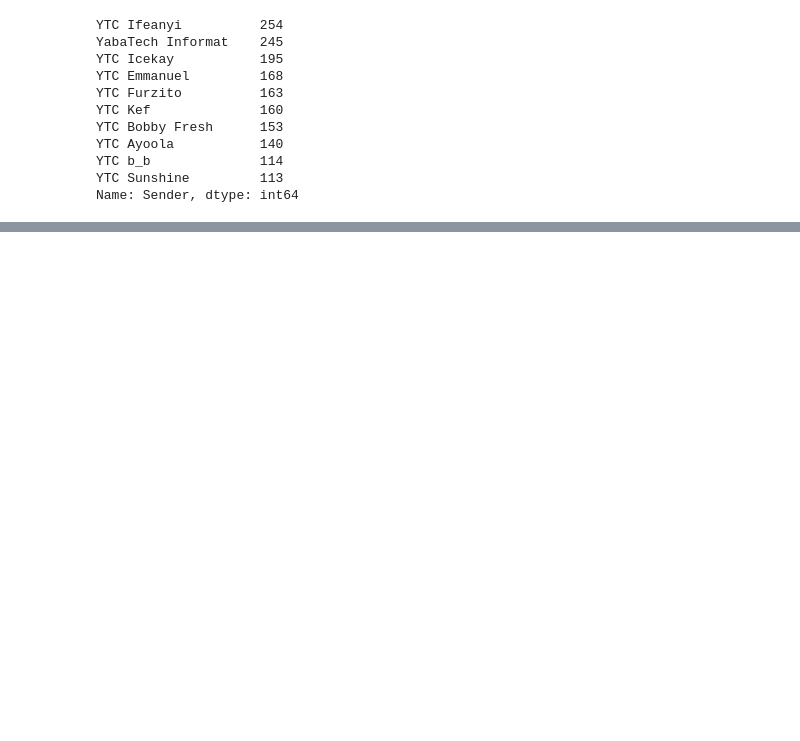
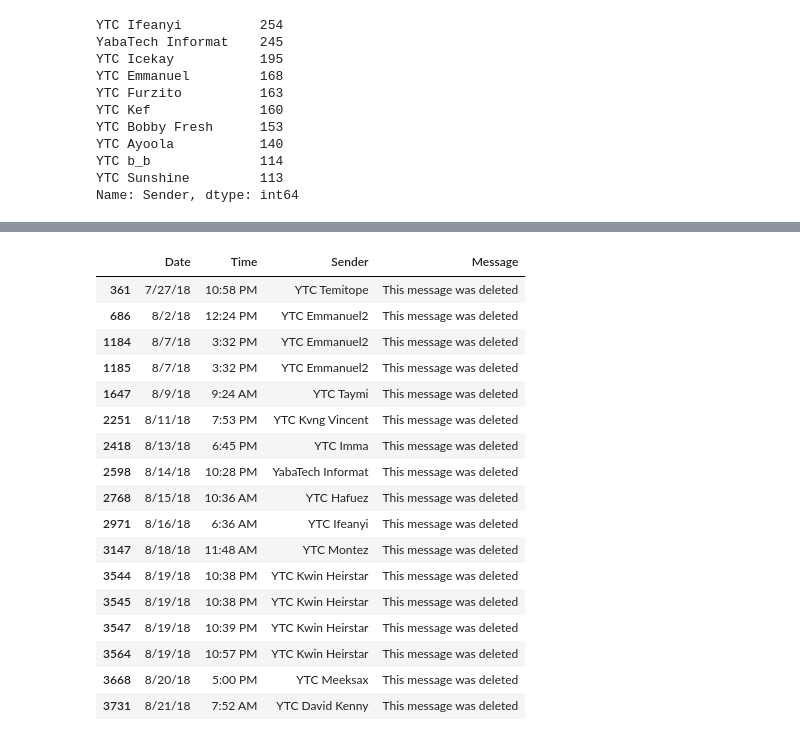
Before and after one commit to ismailnurudeen/Whatsapp-GroupChat-Data-Analysis-and-Visualization, a Jupyter notebook: Whatsapp data analysis.ipynb, the cells around one changed output, grey strips where cells are left out. Cells and saved outputs as stored; diff of their text form; code cells hidden in the pictures; blank space fills up the shorter version.

```diff
--- a/Whatsapp data analysis.ipynb
+++ b/Whatsapp data analysis.ipynb
@@ -131,0 +235,23 @@ specific_user.describe()
+# %%
+#Display people that deleted a message
+deleted_msg=df[df['Message']==' This message was deleted']
+deleted_msg
+# %% [output]
+|  | Date | Time | Sender | Message |
+| 361 | 7/27/18 | 10:58 PM | YTC Temitope | This message was deleted |
+| 686 | 8/2/18 | 12:24 PM | YTC Emmanuel2 | This message was deleted |
+| 1184 | 8/7/18 | 3:32 PM | YTC Emmanuel2 | This message was deleted |
+| 1185 | 8/7/18 | 3:32 PM | YTC Emmanuel2 | This message was deleted |
+| 1647 | 8/9/18 | 9:24 AM | YTC Taymi | This message was deleted |
+| 2251 | 8/11/18 | 7:53 PM | YTC Kvng Vincent | This message was deleted |
+| 2418 | 8/13/18 | 6:45 PM | YTC Imma | This message was deleted |
+| 2598 | 8/14/18 | 10:28 PM | YabaTech Informat | This message was deleted |
+| 2768 | 8/15/18 | 10:36 AM | YTC Hafuez | This message was deleted |
+| 2971 | 8/16/18 | 6:36 AM | YTC Ifeanyi | This message was deleted |
+| 3147 | 8/18/18 | 11:48 AM | YTC Montez | This message was deleted |
+| 3544 | 8/19/18 | 10:38 PM | YTC Kwin Heirstar | This message was deleted |
+| 3545 | 8/19/18 | 10:38 PM | YTC Kwin Heirstar | This message was deleted |
+| 3547 | 8/19/18 | 10:39 PM | YTC Kwin Heirstar | This message was deleted |
+| 3564 | 8/19/18 | 10:57 PM | YTC Kwin Heirstar | This message was deleted |
+| 3668 | 8/20/18 | 5:00 PM | YTC Meeksax | This message was deleted |
+| 3731 | 8/21/18 | 7:52 AM | YTC David Kenny | This message was deleted |
```
Also changed, not shown: parts of 23 cells of this notebook.
